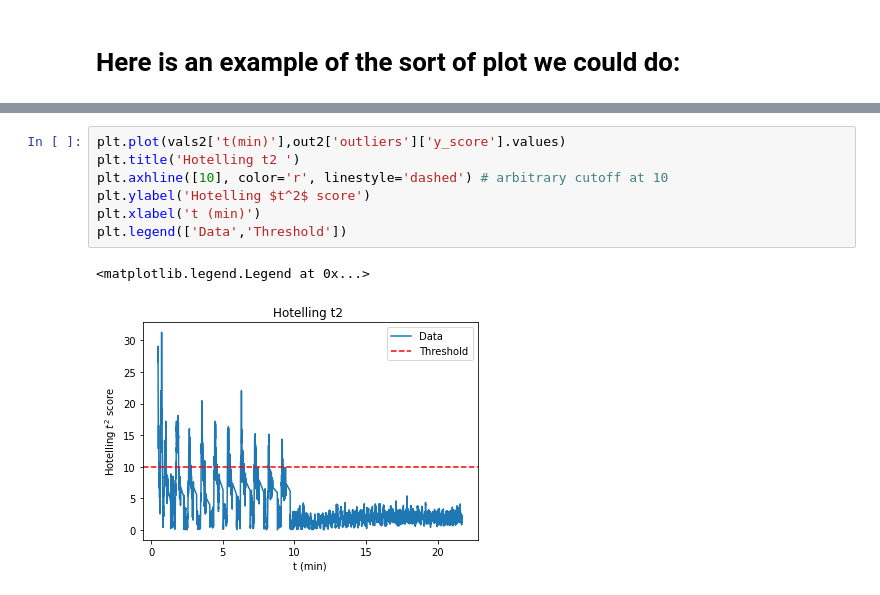
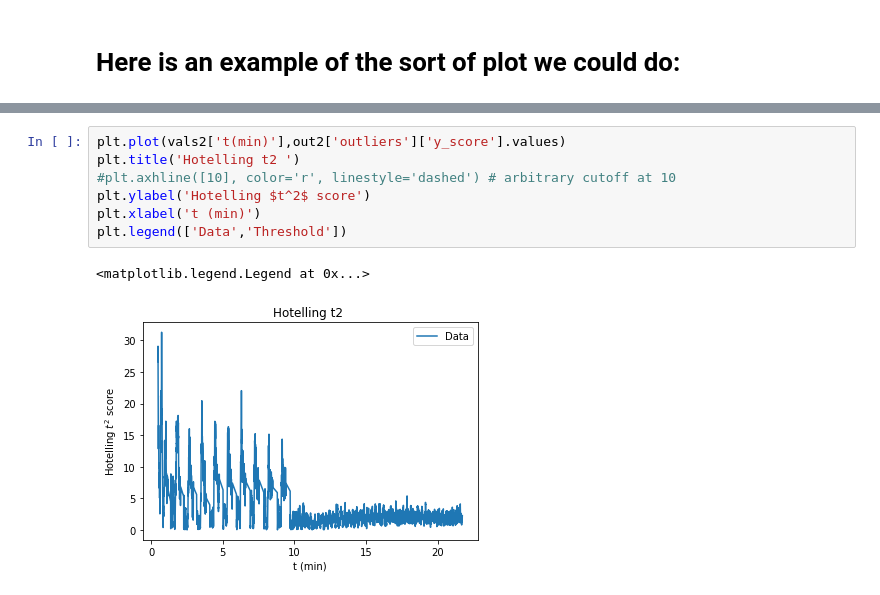
Before and after one commit to sw580844/ngif_romar, a Jupyter notebook: notebooks/2021-11-07 pca-t2.ipynb, the cells around one changed output, grey strips where cells are left out. Saved outputs shown, nothing was run; the diff lists cells and outputs as text.

```diff
--- a/notebooks/2021-11-07 pca-t2.ipynb
+++ b/notebooks/2021-11-07 pca-t2.ipynb
@@ -110,10 +114,10 @@ out2 = model.fit_transform(vals2[columns])
 # %%
 plt.plot(vals2['t(min)'],out2['outliers']['y_score'].values)
 plt.title('Hotelling t2 ')
-plt.axhline([10], color='r', linestyle='dashed') # arbitrary cutoff at 10
+#plt.axhline([10], color='r', linestyle='dashed') # arbitrary cutoff at 10
 plt.ylabel('Hotelling $t^2$ score')
 plt.xlabel('t (min)')
 plt.legend(['Data','Threshold'])
 # %% [output]
 <matplotlib.legend.Legend at 0x...>
-[figure, old version]
+[figure, new version]
```
Also changed, not shown: parts of 8 cells of this notebook, 2 other files.
